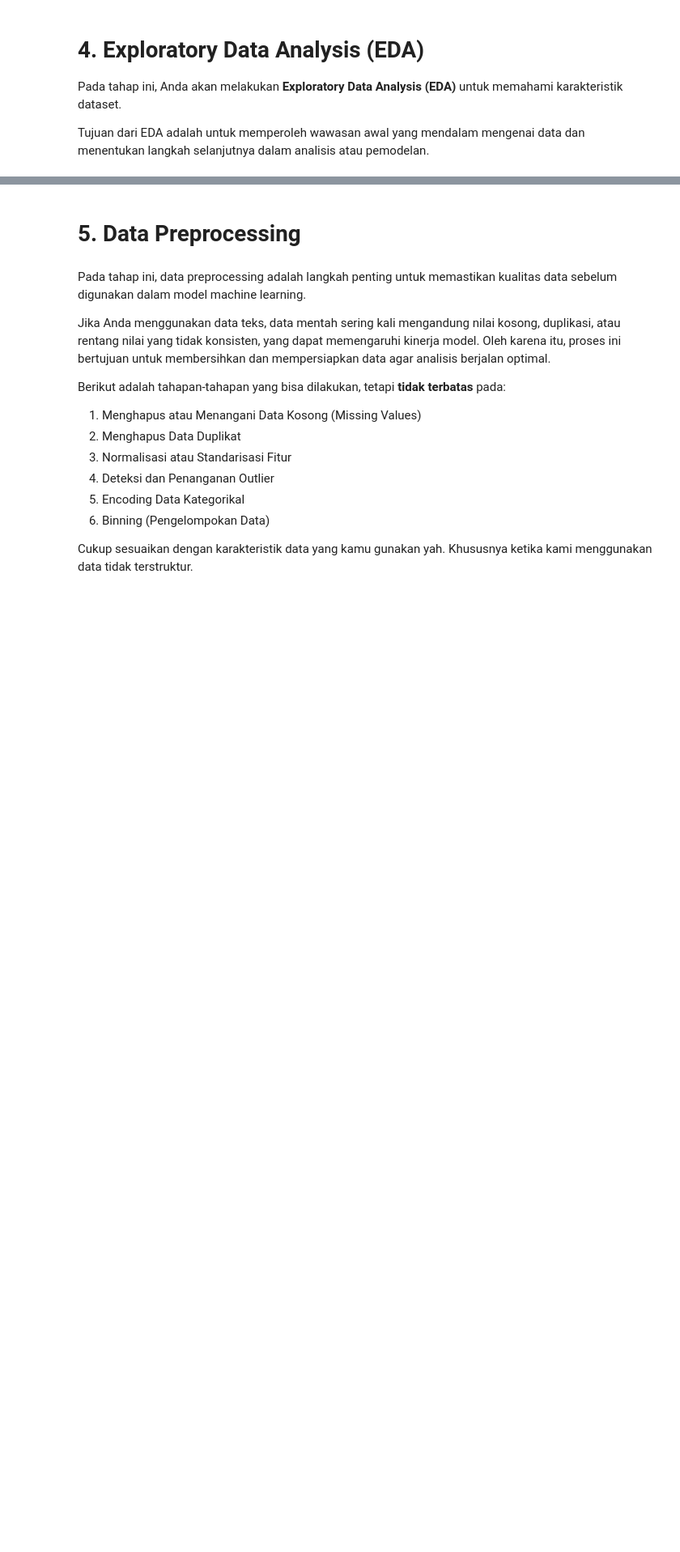
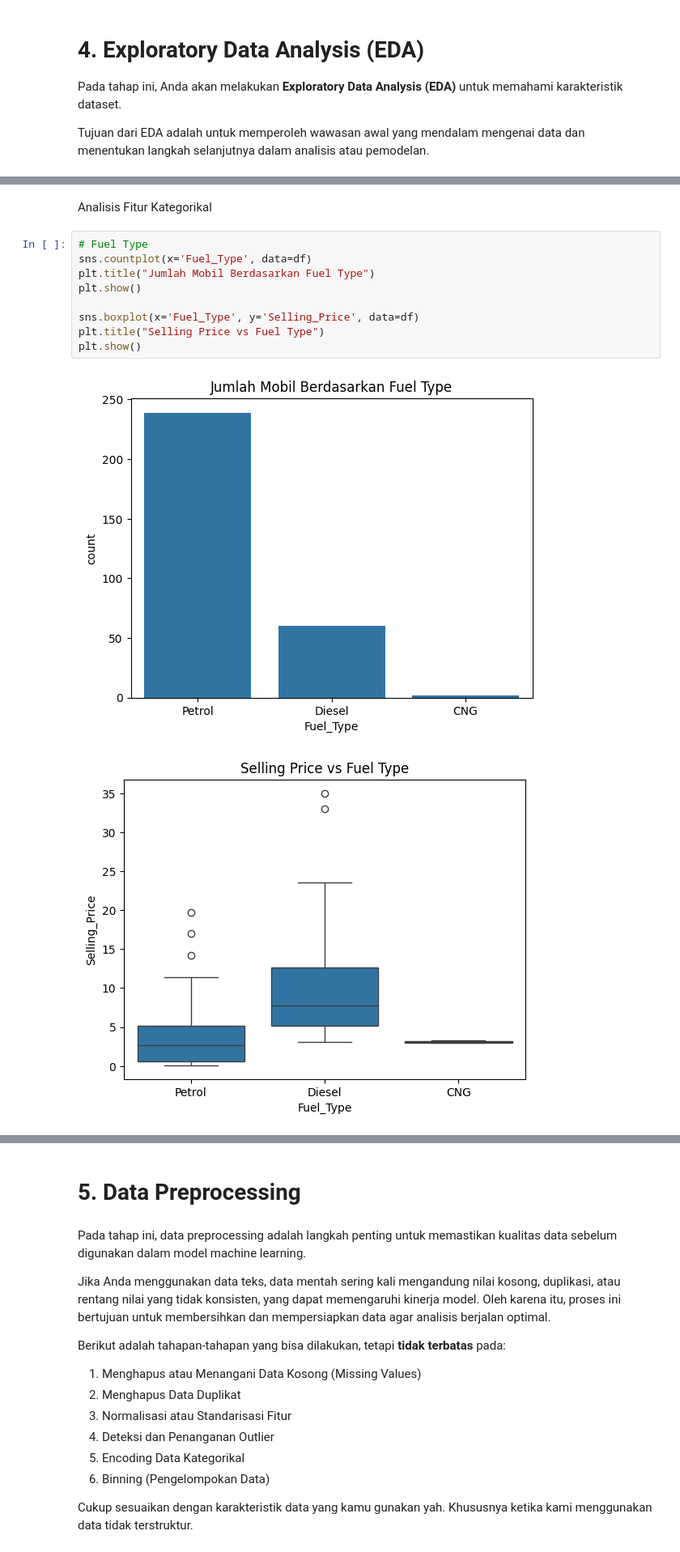
Before and after one commit to nurniahamid/Eksperimen_SML_Nurnia-Hamid, a Jupyter notebook: preprocessing/Eksperimen_SML_Nurnia-Hamid.ipynb, the cells around one changed output, grey strips where cells are left out. Shown at 81% size. Saved outputs shown, nothing was run; the diff lists cells and outputs as text; blank space fills up the shorter version.

```diff
--- a/preprocessing/Eksperimen_SML_Nurnia-Hamid.ipynb
+++ b/preprocessing/Eksperimen_SML_Nurnia-Hamid.ipynb
@@ -92,0 +131,14 @@ Tujuan dari EDA adalah untuk memperoleh wawasan awal yang mendalam mengenai data
+# %% [markdown]
+Analisis Fitur Kategorikal
+# %%
+# Fuel Type
+sns.countplot(x='Fuel_Type', data=df)
+plt.title("Jumlah Mobil Berdasarkan Fuel Type")
+plt.show()
+
+sns.boxplot(x='Fuel_Type', y='Selling_Price', data=df)
+plt.title("Selling Price vs Fuel Type")
+plt.show()
+# %% [output]
+[figure, added]
+[figure, added]
```
Also changed, not shown: parts of 25 cells of this notebook, 1 other file.
